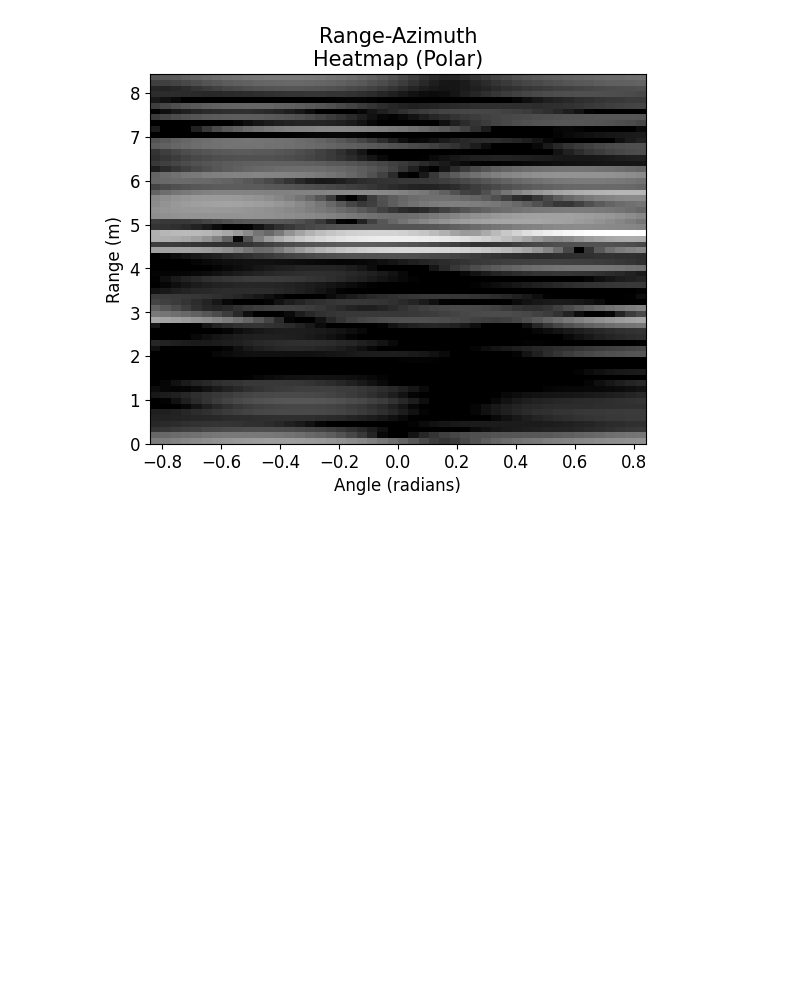
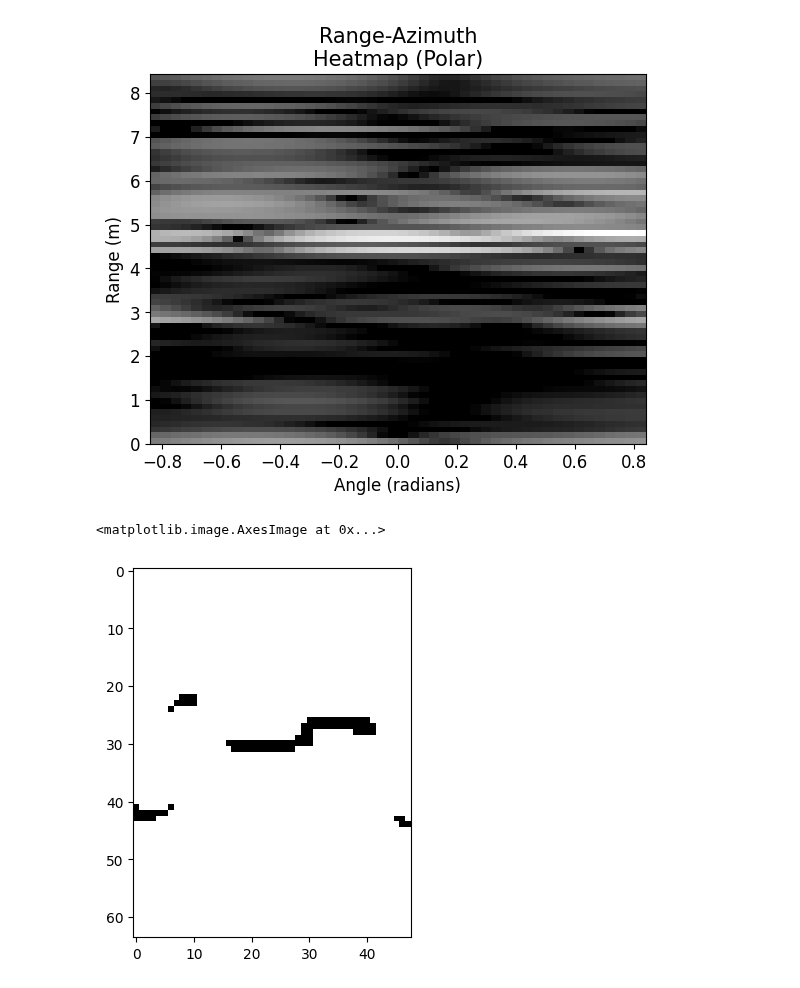
Before and after one commit to davidmhunt/mmwave_model_integrator, a Jupyter notebook: notebooks/testing_radcloud.ipynb, the cells around one changed output. Saved outputs shown, nothing was run; the diff lists cells and outputs as text; code cells hidden in the pictures; blank space fills up the shorter version.

Commit message:
implementing radcloud decoder for lidar data

```diff
--- a/notebooks/testing_radcloud.ipynb
+++ b/notebooks/testing_radcloud.ipynb
@@ -8,12 +8,14 @@ from dotenv import load_dotenv
 load_dotenv()
 DATASET_PATH=os.getenv("DATASET_DIRECTORY")
 CONFIG_DIRECTORY = os.getenv("CONFIG_DIRECTORY")
+MODEL_STATE_DICT_PATH=os.getenv("MODEL_STATE_DICT_PATH")
 
 sys.path.append("../")
 from mmwave_radar_processing.config_managers.cfgManager import ConfigManager
 from cpsl_datasets.cpsl_ds import CpslDS
 
 from mmwave_model_integrator.encoders.radcloud_encoder import RadCloudEncoder
+from mmwave_model_integrator.model_runner.radcloud_runner import RadCloudRunner
 from mmwave_model_integrator.plotting.plotter_range_az_encoder import PlotterRangeAzEncoder
 # %%
 cfg_manager = ConfigManager()
@@ -51,3 +53,8 @@ radcloud_encoder = RadCloudEncoder(
     range_az_num_angle_bins=64,
     power_range_dB=[60,105]
 )
+
+runner = RadCloudRunner(
+    state_dict_path=MODEL_STATE_DICT_PATH,
+    cuda_device="cuda:0"
+)
@@ -75,3 +84,14 @@ plotter.plot_range_az_resp_polar(
 )
 # %% [output]
 [figure]
+# %%
+pred = runner.make_prediction(input=rng_az_resp)
+# %%
+fig = plt.figure()
+ax = fig.add_subplot()
+
+ax.imshow(pred,
+          cmap='binary')
+# %% [output]
+<matplotlib.image.AxesImage at 0x...>
+[figure, added]
```
Also changed, not shown: parts of 1 cell of this notebook, 7 other files.
